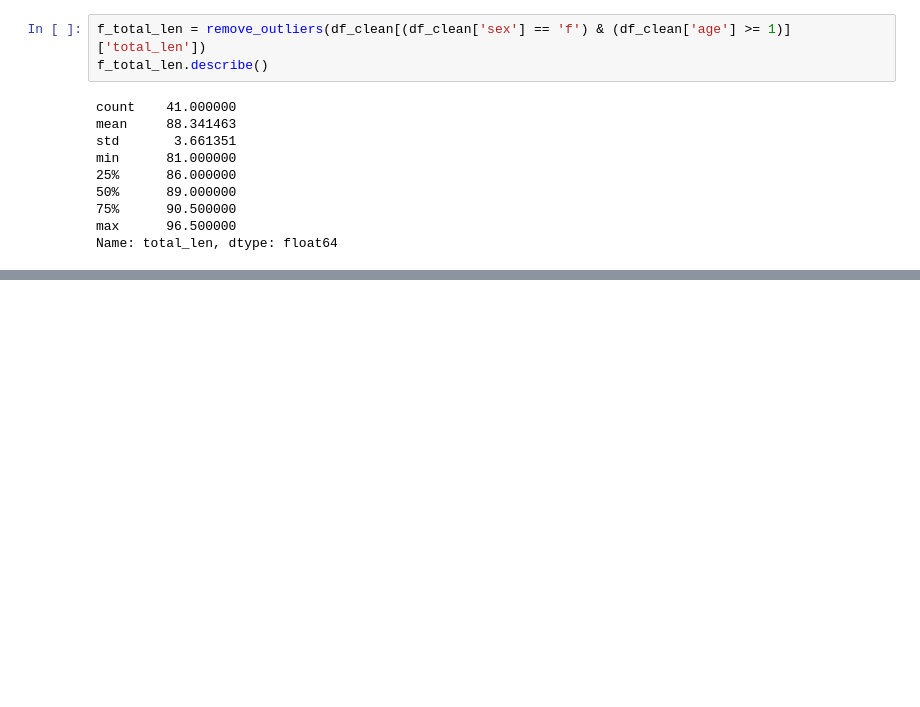
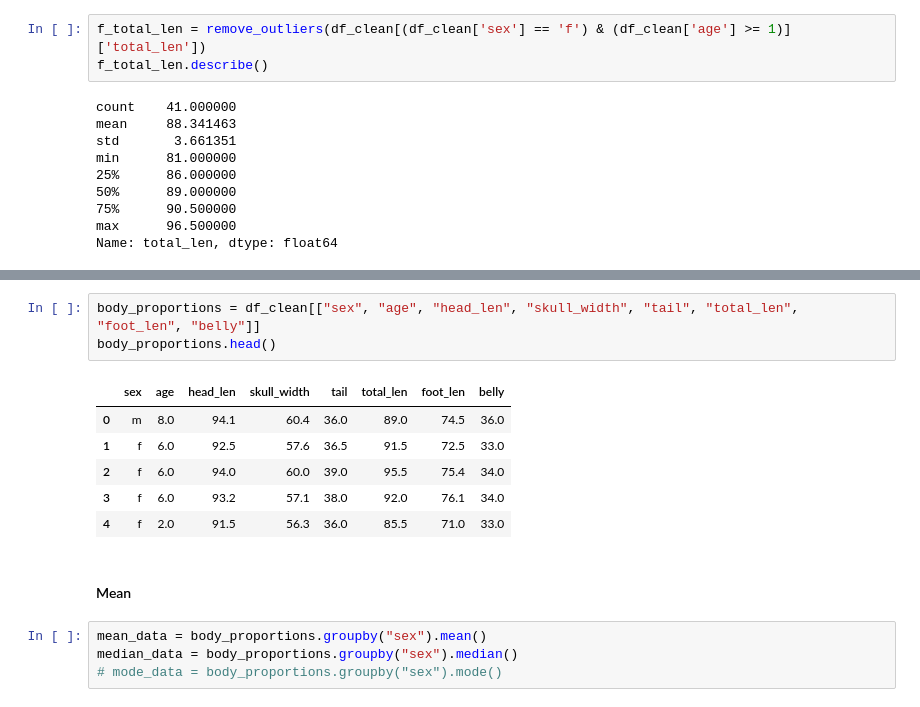
Before and after one commit to raji-ayyub/statistics, a Jupyter notebook: task_18.ipynb, the cells around one changed output, grey strips where cells are left out. Drawn from its saved outputs; the diff is of its cells as text; blank space fills up the shorter version.

```diff
--- a/task_18.ipynb
+++ b/task_18.ipynb
@@ -383,0 +407,16 @@ Name: total_len, dtype: float64
+# %%
+body_proportions = df_clean[["sex", "age", "head_len", "skull_width", "tail", "total_len", "foot_len", "belly"]]
+body_proportions.head()
+# %% [output]
+|  | sex | age | head_len | skull_width | tail | total_len | foot_len | belly |
+| 0 | m | 8.0 | 94.1 | 60.4 | 36.0 | 89.0 | 74.5 | 36.0 |
+| 1 | f | 6.0 | 92.5 | 57.6 | 36.5 | 91.5 | 72.5 | 33.0 |
+| 2 | f | 6.0 | 94.0 | 60.0 | 39.0 | 95.5 | 75.4 | 34.0 |
+| 3 | f | 6.0 | 93.2 | 57.1 | 38.0 | 92.0 | 76.1 | 34.0 |
+| 4 | f | 2.0 | 91.5 | 56.3 | 36.0 | 85.5 | 71.0 | 33.0 |
+# %% [markdown]
+#### Mean
+# %%
+mean_data = body_proportions.groupby("sex").mean()
+median_data = body_proportions.groupby("sex").median()
+# mode_data = body_proportions.groupby("sex").mode()
```
Also changed, not shown: parts of 22 cells of this notebook, 2 other files.
